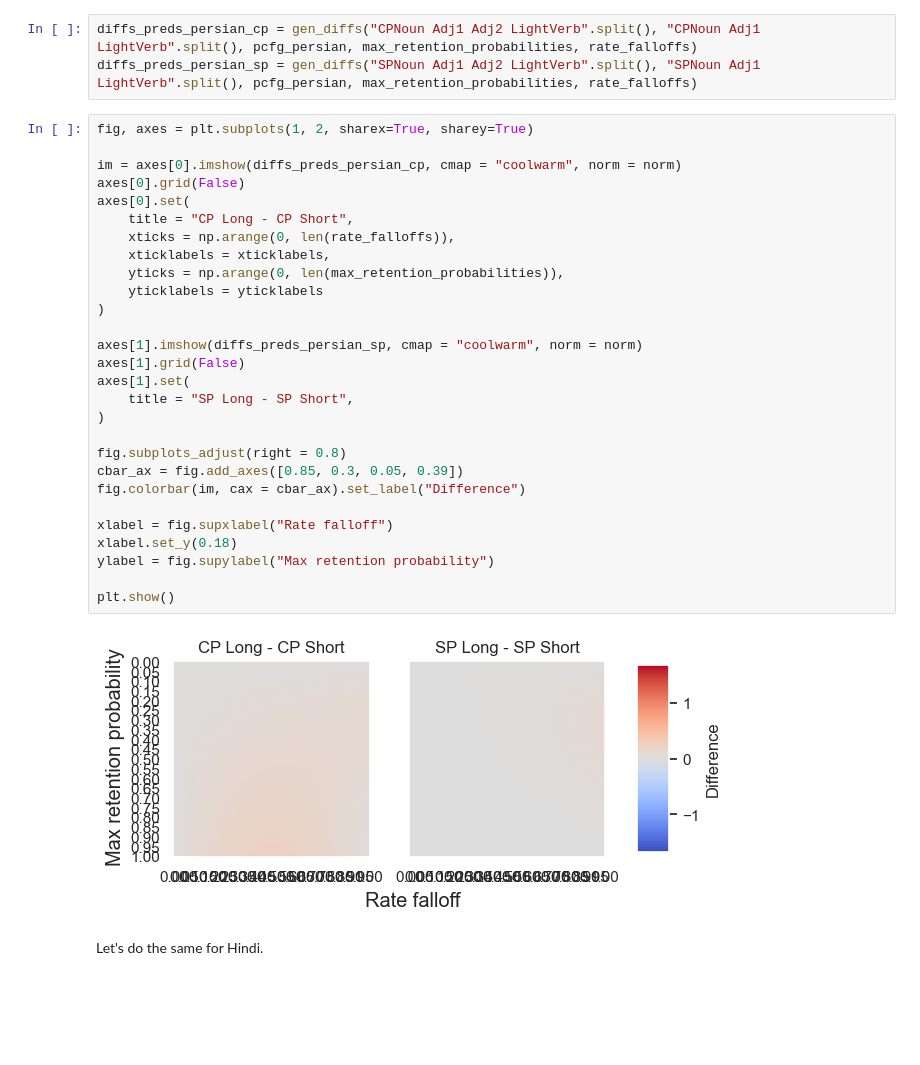
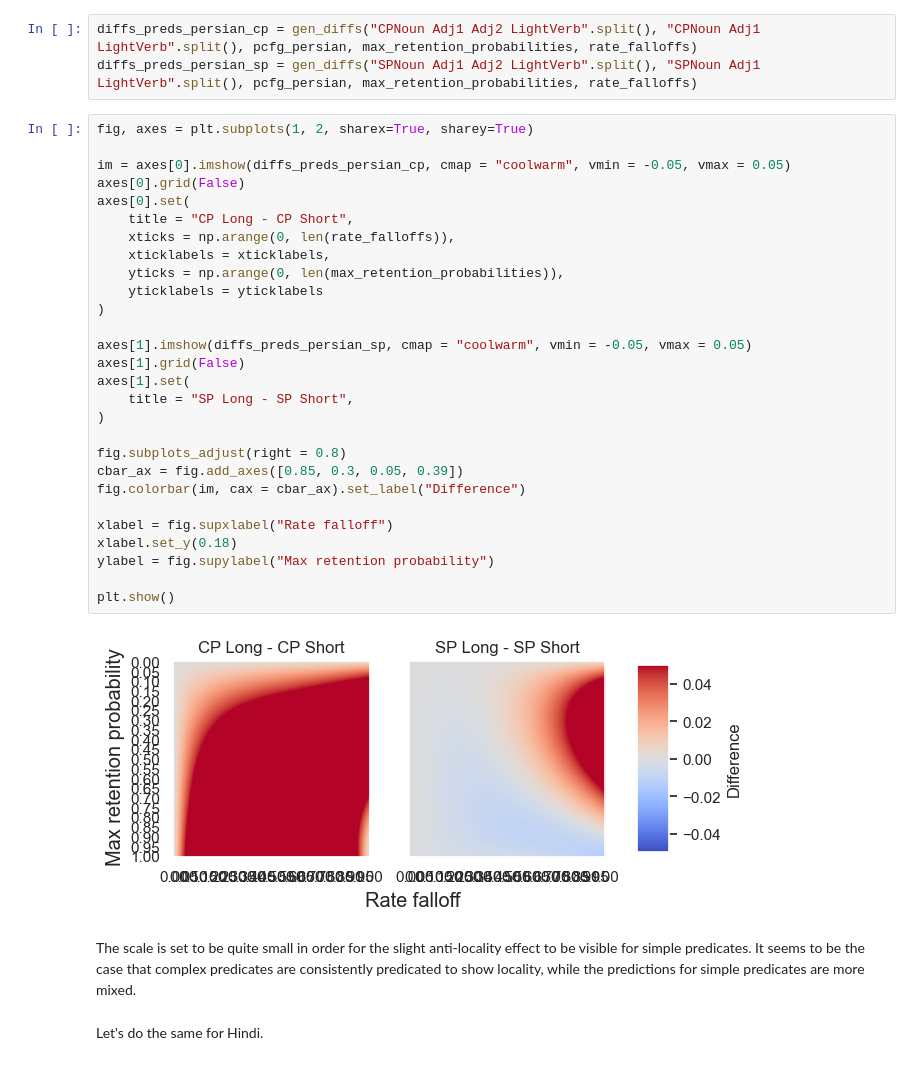
Before and after one commit to johen12/lossy, a Jupyter notebook: toylossy_demo.ipynb, the cells around one changed output. Drawn from its saved outputs; the diff is of its cells as text; blank space fills up the shorter version.

```diff
--- a/toylossy_demo.ipynb
+++ b/toylossy_demo.ipynb
@@ -437,33 +385,35 @@ diffs_preds_persian_sp = gen_diffs("SPNoun Adj1 Adj2 LightVerb".split(), "SPNoun
 # %%
 fig, axes = plt.subplots(1, 2, sharex=True, sharey=True)
 
-im = axes[0].imshow(diffs_preds_persian_cp, cmap = "coolwarm", norm = norm)
+im = axes[0].imshow(diffs_preds_persian_cp, cmap = "coolwarm", vmin = -0.05, vmax = 0.05)
 axes[0].grid(False)
 axes[0].set(
     title = "CP Long - CP Short",
     xticks = np.arange(0, len(rate_falloffs)),
     xticklabels = xticklabels,
     yticks = np.arange(0, len(max_retention_probabilities)),
     yticklabels = yticklabels
 )
 
-axes[1].imshow(diffs_preds_persian_sp, cmap = "coolwarm", norm = norm)
+axes[1].imshow(diffs_preds_persian_sp, cmap = "coolwarm", vmin = -0.05, vmax = 0.05)
 axes[1].grid(False)
 axes[1].set(
     title = "SP Long - SP Short",
 )
 
 fig.subplots_adjust(right = 0.8)
 cbar_ax = fig.add_axes([0.85, 0.3, 0.05, 0.39])
 fig.colorbar(im, cax = cbar_ax).set_label("Difference")
 
 xlabel = fig.supxlabel("Rate falloff")
 xlabel.set_y(0.18)
 ylabel = fig.supylabel("Max retention probability")
 
 plt.show()
 # %% [output]
-[figure, old version]
+[figure, new version]
+# %% [markdown]
+The scale is set to be quite small in order for the slight anti-locality effect to be visible for simple predicates. It seems to be the case that complex predicates are consistently predicated to show locality, while the predictions for simple predicates are more mixed.
 # %% [markdown]
 Let's do the same for Hindi.
 # %%
```
Also changed, not shown: parts of 44 cells of this notebook, 1 other file.
